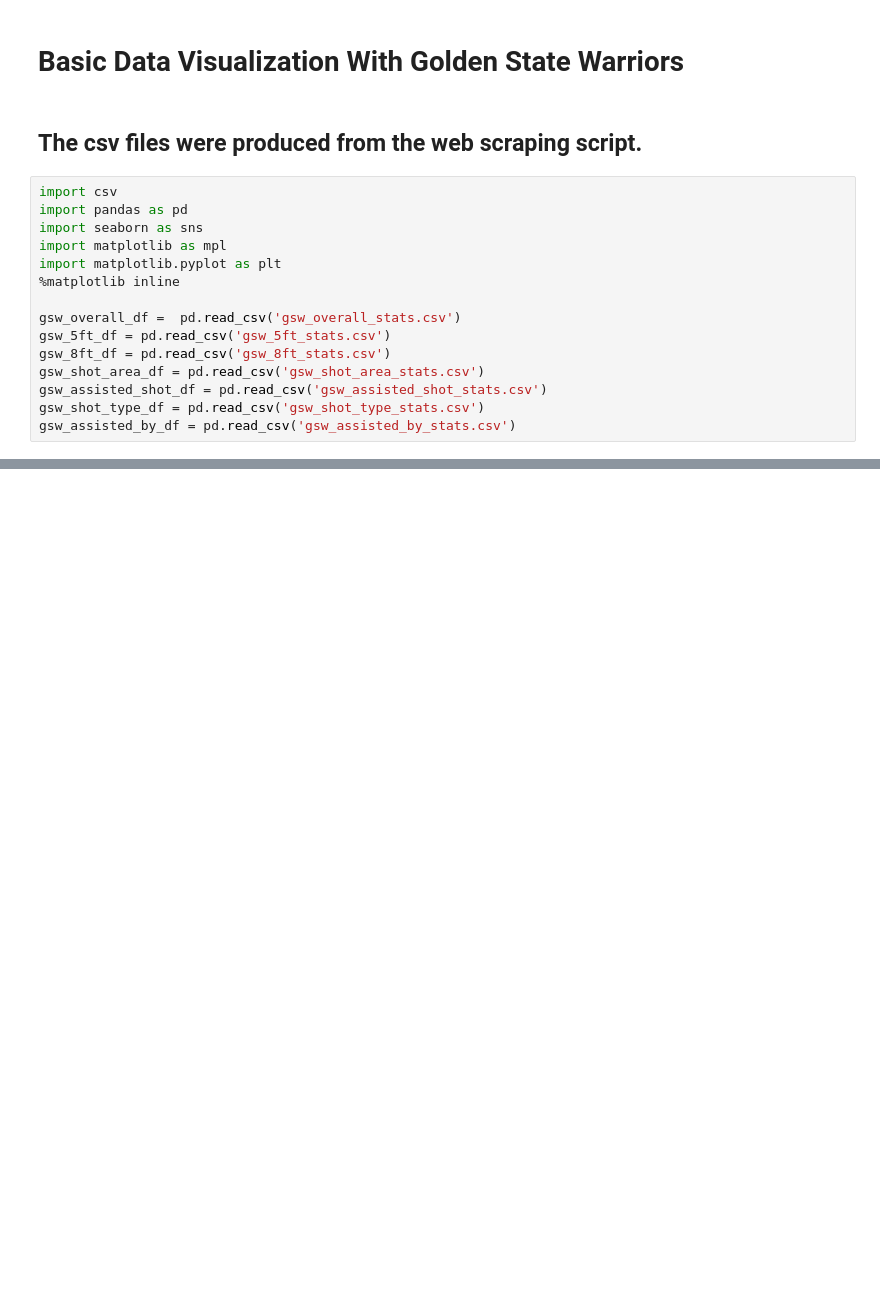
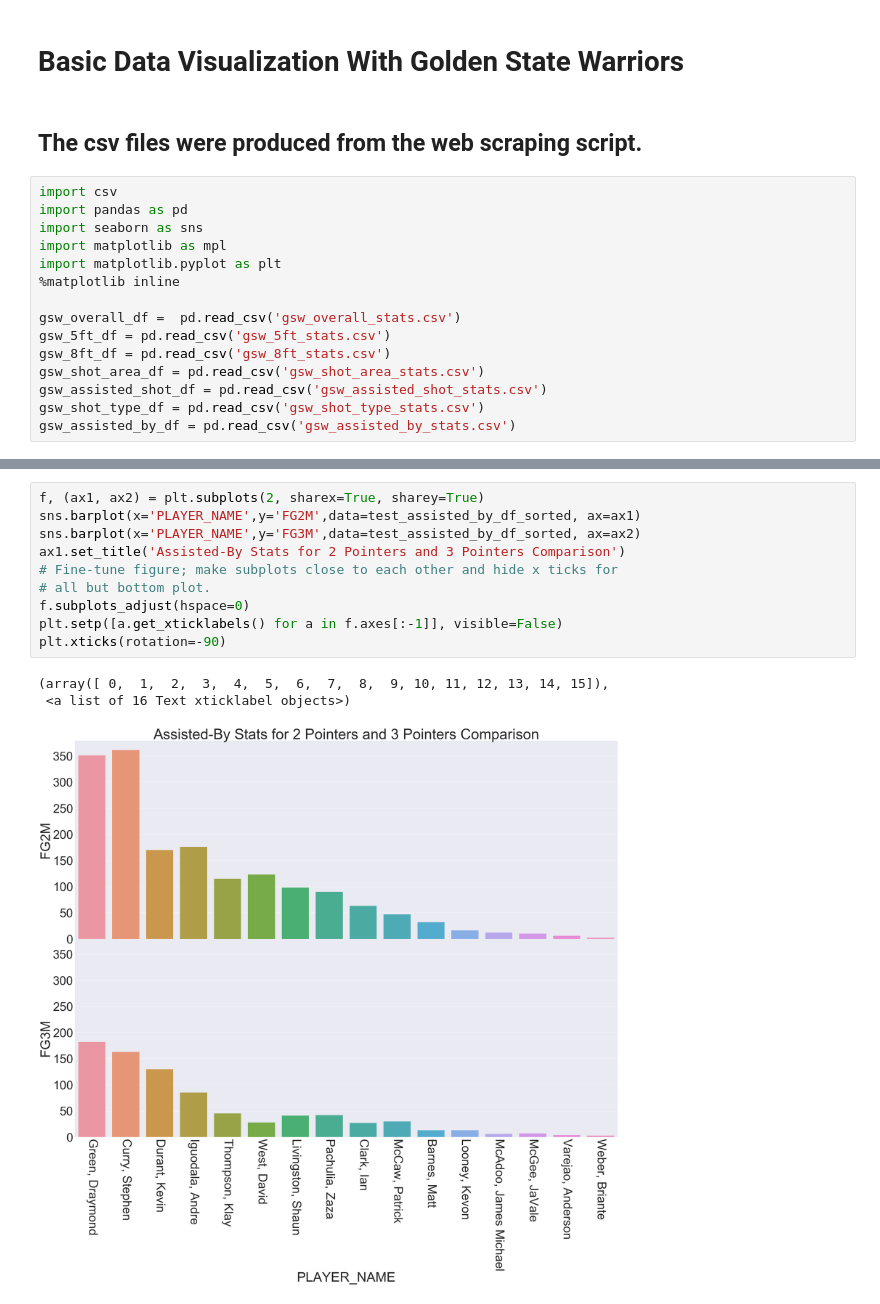
Before and after one commit to RodellRodriguez/golden-state-warriors, a Jupyter notebook: Stats/Golden State Warriors Data Visualization.ipynb, the cells around one changed output, grey strips where cells are left out. Saved outputs shown, nothing was run; the diff lists cells and outputs as text; blank space fills up the shorter version.

```diff
--- a/Stats/Golden State Warriors Data Visualization.ipynb
+++ b/Stats/Golden State Warriors Data Visualization.ipynb
@@ -74,0 +87,14 @@ ax.set_title('Assisted By Stats')
+# %%
+f, (ax1, ax2) = plt.subplots(2, sharex=True, sharey=True)
+sns.barplot(x='PLAYER_NAME',y='FG2M',data=test_assisted_by_df_sorted, ax=ax1)
+sns.barplot(x='PLAYER_NAME',y='FG3M',data=test_assisted_by_df_sorted, ax=ax2)
+ax1.set_title('Assisted-By Stats for 2 Pointers and 3 Pointers Comparison')
+# Fine-tune figure; make subplots close to each other and hide x ticks for
+# all but bottom plot.
+f.subplots_adjust(hspace=0)
+plt.setp([a.get_xticklabels() for a in f.axes[:-1]], visible=False)
+plt.xticks(rotation=-90)
+# %% [output]
+(array([ 0,  1,  2,  3,  4,  5,  6,  7,  8,  9, 10, 11, 12, 13, 14, 15]),
+ <a list of 16 Text xticklabel objects>)
+[figure, added]
```
Also changed, not shown: parts of 12 cells of this notebook.
